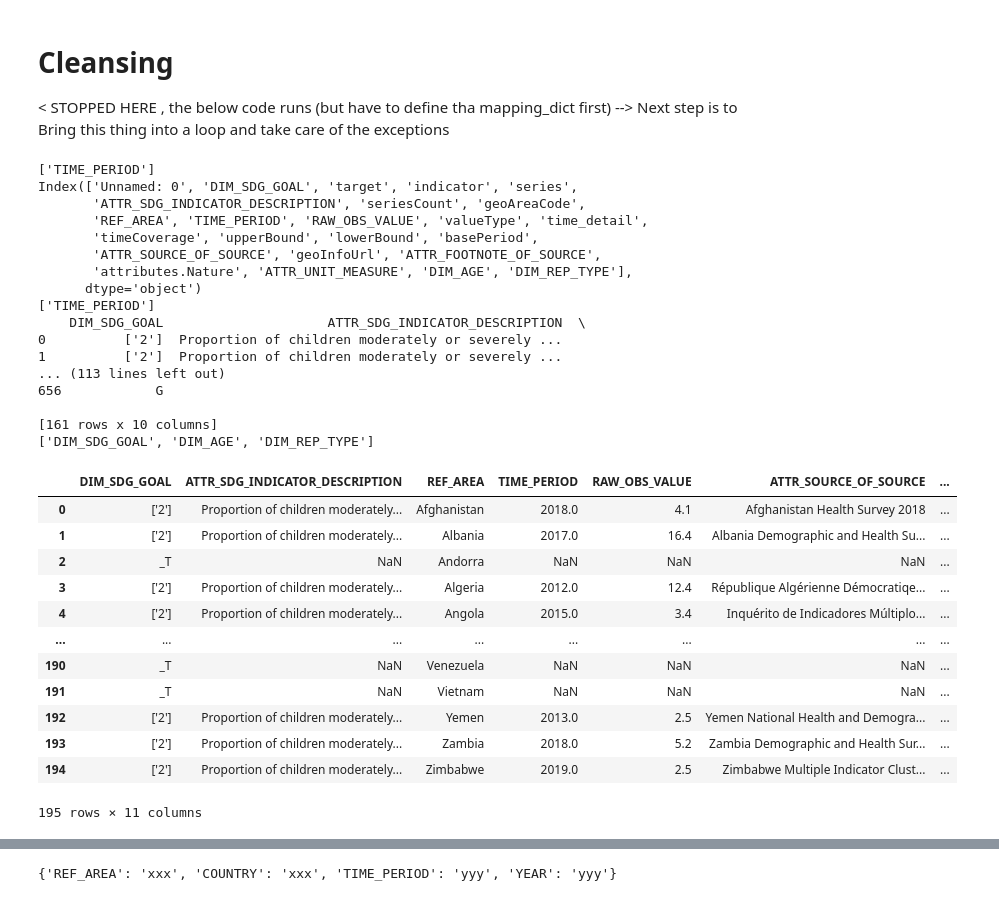
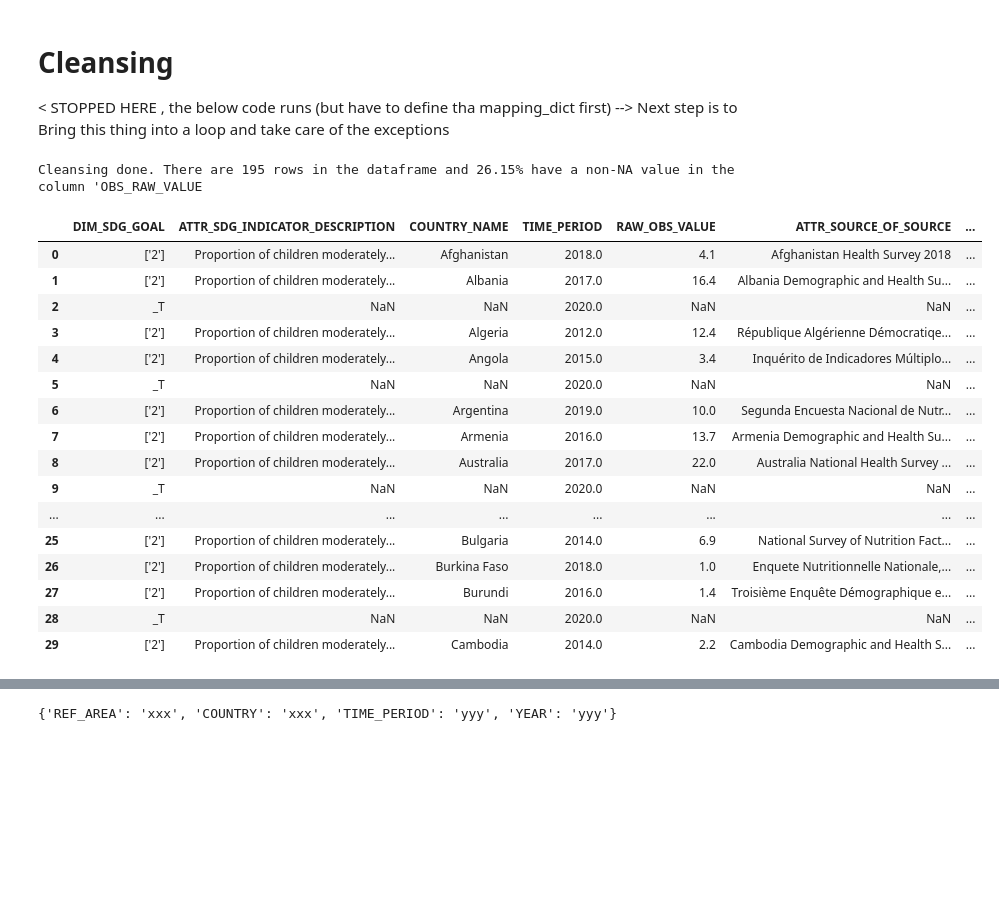
Before and after one commit to m-g-d-c/crba-etl, a Jupyter notebook: main_refactor.ipynb, the cells around one changed output, grey strips where cells are left out. Drawn from its saved outputs; the diff is of its cells as text; code cells hidden in the pictures; blank space fills up the shorter version.

Commit message:
Update and debug mapping_dict, cleanser function and main_refactor to make loop work.

```diff
--- a/main_refactor.ipynb
+++ b/main_refactor.ipynb
@@ -79,7 +86,7 @@ country_full_list = pd.read_excel(
     keep_default_na = False).drop_duplicates()
 
 # Create a version of the list with unique ISO2 and ISO3 codes
-country_iso_list = country_full_list.drop_duplicates(subset = 'CountryIso2')
+country_iso_list = country_full_list.drop_duplicates(subset = 'COUNTRY_ISO_2')
 
 # Country CRBA list, this is the list of the countries that should be in the final CRBA indicator list
 country_crba_list = pd.read_excel(
@@ -87,14 +94,14 @@ country_crba_list = pd.read_excel(
     header = None,
     usecols = [0, 1],
     names = ['COUNTRY_ISO_3', 'COUNTRY_NAME']).merge(
-        right = country_iso_list,
+        right = country_iso_list[['COUNTRY_ISO_2', 'COUNTRY_ISO_3']],
         how = 'left',
-        left_on = 'COUNTRY_ISO_3',
-        right_on = 'CountryIso3',
-        validate = 'one_to_one')[
-    ['COUNTRY_ISO_3', 'COUNTRY_NAME', 'CountryIso2']].rename(
-    columns = {'CountryIso2': "COUNTRY_ISO_2",
-               'COUNTRY_NAME' : "REF_AREA"})
+        on='COUNTRY_ISO_3',
+        validate = 'one_to_one')
+
+# Run the column mapper script to load the mapping dictionary
+with open(data_in / 'mapping_dictionary.py') as file:
+    exec(file.read())
 # %% [markdown]
 ## Read data dictionary
 # %%
@@ -271,50 +429,40 @@ The column DECIMALS has 1 unique values.
 # %%
 import cleanse
 import pandas as pd
 
 s102_raw = pd.read_csv(
     filepath_or_buffer = data_sources_raw / "S-102_raw.csv"
 )
 
 s102_cleansed = cleanse.Cleanser().cleanse(
     raw_data = s102_raw,
     mapping_dictionary = mapping_dict,
     final_sdmx_col_list = sdmx_df_columns_all,
     dim_cols = sdmx_df_columns_dims,
     country_cols = sdmx_df_columns_country,
     time_cols = sdmx_df_columns_time,
+    country_list_full = country_full_list,
     crba_country_list = country_crba_list
 )
 
-s102_cleansed
+# s102_cleansed["REF_AREA"].apply(lambda x: mean(len(x)))
+s102_cleansed.head(30)
 # %% [output]
-['TIME_PERIOD']
-Index(['Unnamed: 0', 'DIM_SDG_GOAL', 'target', 'indicator', 'series',
-       'ATTR_SDG_INDICATOR_DESCRIPTION', 'seriesCount', 'geoAreaCode',
-       'REF_AREA', 'TIME_PERIOD', 'RAW_OBS_VALUE', 'valueType', 'time_detail',
-       'timeCoverage', 'upperBound', 'lowerBound', 'basePeriod',
-       'ATTR_SOURCE_OF_SOURCE', 'geoInfoUrl', 'ATTR_FOOTNOTE_OF_SOURCE',
-       'attributes.Nature', 'ATTR_UNIT_MEASURE', 'DIM_AGE', 'DIM_REP_TYPE'],
-      dtype='object')
-['TIME_PERIOD']
-    DIM_SDG_GOAL                     ATTR_SDG_INDICATOR_DESCRIPTION  \
-0          ['2']  Proportion of children moderately or severely ...
-1          ['2']  Proportion of children moderately or severely ...
-... (113 lines left out)
-656            G
-
-[161 rows x 10 columns]
-['DIM_SDG_GOAL', 'DIM_AGE', 'DIM_REP_TYPE']
+Cleansing done. There are 195 rows in the dataframe and 26.15% have a non-NA value in the column 'OBS_RAW_VALUE
-|  | DIM_SDG_GOAL | ATTR_SDG_INDICATOR_DESCRIPTION | REF_AREA | TIME_PERIOD | RAW_OBS_VALUE | ATTR_SOURCE_OF_SOURCE | ... |
+|  | DIM_SDG_GOAL | ATTR_SDG_INDICATOR_DESCRIPTION | COUNTRY_NAME | TIME_PERIOD | RAW_OBS_VALUE | ATTR_SOURCE_OF_SOURCE | ... |
 | 0 | ['2'] | Proportion of children moderately... | Afghanistan | 2018.0 | 4.1 | Afghanistan Health Survey 2018 | ... |
 | 1 | ['2'] | Proportion of children moderately... | Albania | 2017.0 | 16.4 | Albania Demographic and Health Su... | ... |
-| 2 | _T | NaN | Andorra | NaN | NaN | NaN | ... |
+| 2 | _T | NaN | NaN | 2020.0 | NaN | NaN | ... |
 | 3 | ['2'] | Proportion of children moderately... | Algeria | 2012.0 | 12.4 | République Algérienne Démocratiqe... | ... |
 | 4 | ['2'] | Proportion of children moderately... | Angola | 2015.0 | 3.4 | Inquérito de Indicadores Múltiplo... | ... |
+| 5 | _T | NaN | NaN | 2020.0 | NaN | NaN | ... |
+| 6 | ['2'] | Proportion of children moderately... | Argentina | 2019.0 | 10.0 | Segunda Encuesta Nacional de Nutr... | ... |
+| 7 | ['2'] | Proportion of children moderately... | Armenia | 2016.0 | 13.7 | Armenia Demographic and Health Su... | ... |
+| 8 | ['2'] | Proportion of children moderately... | Australia | 2017.0 | 22.0 | Australia National Health Survey ... | ... |
+| 9 | _T | NaN | NaN | 2020.0 | NaN | NaN | ... |
 | ... | ... | ... | ... | ... | ... | ... | ... |
-| 190 | _T | NaN | Venezuela | NaN | NaN | NaN | ... |
-| 191 | _T | NaN | Vietnam | NaN | NaN | NaN | ... |
-| 192 | ['2'] | Proportion of children moderately... | Yemen | 2013.0 | 2.5 | Yemen National Health and Demogra... | ... |
-| 193 | ['2'] | Proportion of children moderately... | Zambia | 2018.0 | 5.2 | Zambia Demographic and Health Sur... | ... |
-| 194 | ['2'] | Proportion of children moderately... | Zimbabwe | 2019.0 | 2.5 | Zimbabwe Multiple Indicator Clust... | ... |
+| 25 | ['2'] | Proportion of children moderately... | Bulgaria | 2014.0 | 6.9 | National Survey of Nutrition Fact... | ... |
+| 26 | ['2'] | Proportion of children moderately... | Burkina Faso | 2018.0 | 1.0 | Enquete Nutritionnelle Nationale,... | ... |
+| 27 | ['2'] | Proportion of children moderately... | Burundi | 2016.0 | 1.4 | Troisième Enquête Démographique e... | ... |
+| 28 | _T | NaN | NaN | 2020.0 | NaN | NaN | ... |
+| 29 | ['2'] | Proportion of children moderately... | Cambodia | 2014.0 | 2.2 | Cambodia Demographic and Health S... | ... |
-195 rows × 11 columns
```
Also changed, not shown: parts of 10 cells of this notebook, 2 other files.
